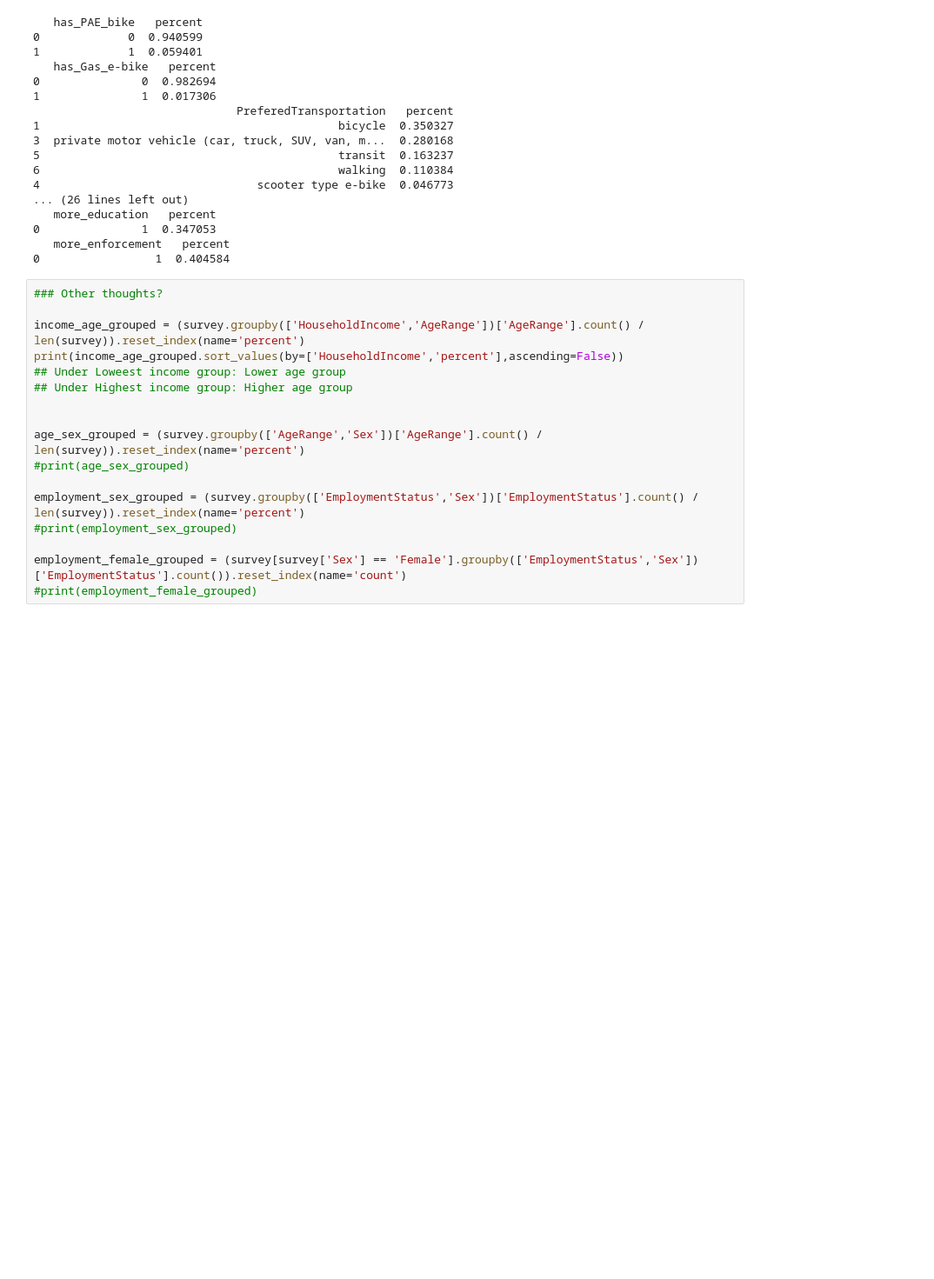
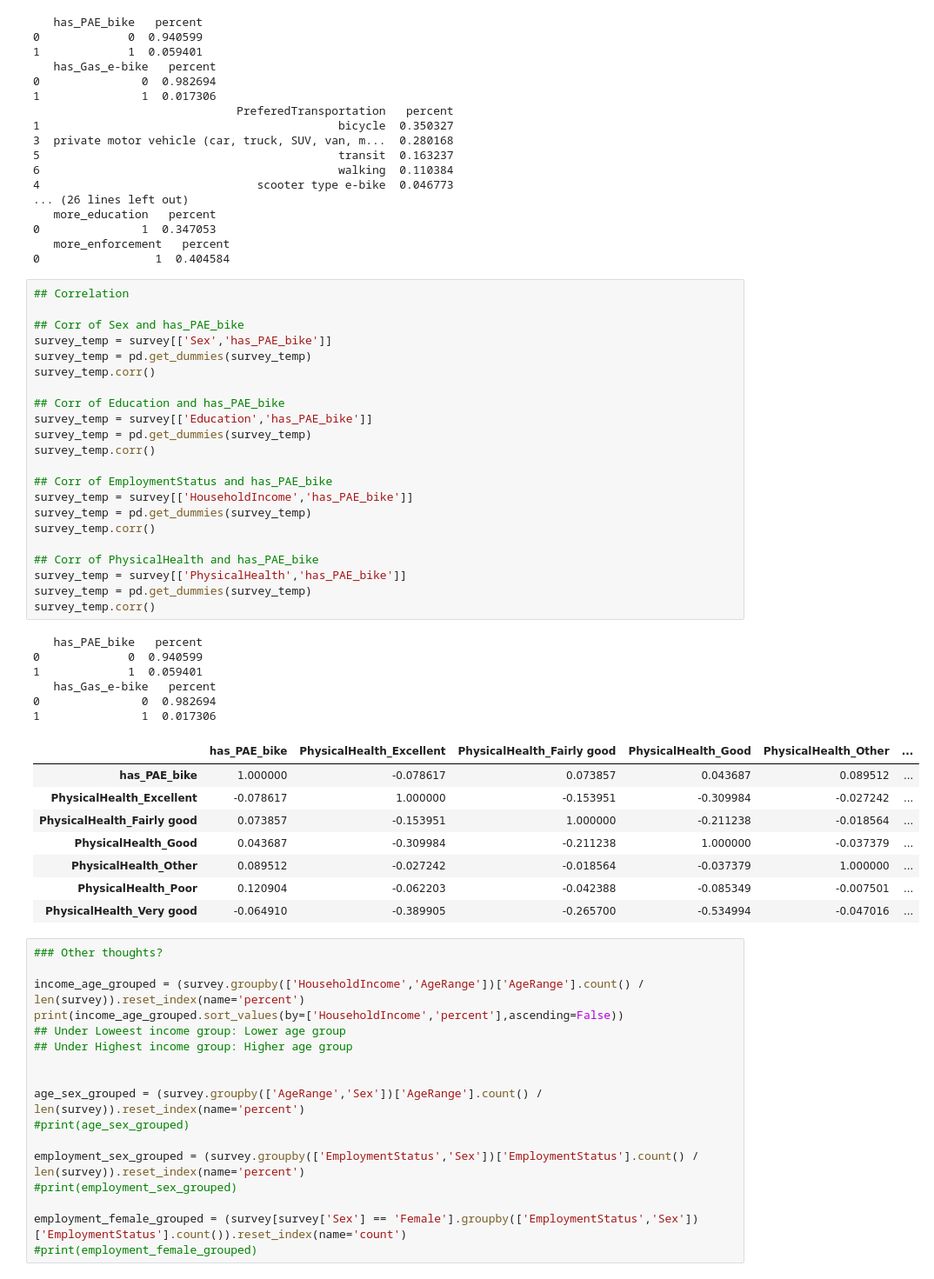
Before and after one commit to nilesh2901/e-bike-survey, a Jupyter notebook: code/e-bike-survey.ipynb, the cells around one changed output. Shown: that part at 87% size. Cells and saved outputs as stored; diff of their text form; blank space fills up the shorter version.

Commit message:
updated correlation

```diff
--- a/code/e-bike-survey.ipynb
+++ b/code/e-bike-survey.ipynb
@@ -610,6 +610,43 @@ print(more_enforcement.sort_values(by='percent',ascending=False))
 0               1  0.347053
    more_enforcement   percent
 0                 1  0.404584
+# %%
+## Correlation
+
+## Corr of Sex and has_PAE_bike
+survey_temp = survey[['Sex','has_PAE_bike']]
+survey_temp = pd.get_dummies(survey_temp)
+survey_temp.corr()
+
+## Corr of Education and has_PAE_bike
+survey_temp = survey[['Education','has_PAE_bike']]
+survey_temp = pd.get_dummies(survey_temp)
+survey_temp.corr()
+
+## Corr of EmploymentStatus and has_PAE_bike
+survey_temp = survey[['HouseholdIncome','has_PAE_bike']]
+survey_temp = pd.get_dummies(survey_temp)
+survey_temp.corr()
+
+## Corr of PhysicalHealth and has_PAE_bike
+survey_temp = survey[['PhysicalHealth','has_PAE_bike']]
+survey_temp = pd.get_dummies(survey_temp)
+survey_temp.corr()
+# %% [output]
+   has_PAE_bike   percent
+0             0  0.940599
+1             1  0.059401
+   has_Gas_e-bike   percent
+0               0  0.982694
+1               1  0.017306
+|  | has_PAE_bike | PhysicalHealth_Excellent | PhysicalHealth_Fairly good | PhysicalHealth_Good | PhysicalHealth_Other | ... |
+| has_PAE_bike | 1.000000 | -0.078617 | 0.073857 | 0.043687 | 0.089512 | ... |
+| PhysicalHealth_Excellent | -0.078617 | 1.000000 | -0.153951 | -0.309984 | -0.027242 | ... |
+| PhysicalHealth_Fairly good | 0.073857 | -0.153951 | 1.000000 | -0.211238 | -0.018564 | ... |
+| PhysicalHealth_Good | 0.043687 | -0.309984 | -0.211238 | 1.000000 | -0.037379 | ... |
+| PhysicalHealth_Other | 0.089512 | -0.027242 | -0.018564 | -0.037379 | 1.000000 | ... |
+| PhysicalHealth_Poor | 0.120904 | -0.062203 | -0.042388 | -0.085349 | -0.007501 | ... |
+| PhysicalHealth_Very good | -0.064910 | -0.389905 | -0.265700 | -0.534994 | -0.047016 | ... |
 # %%
 ### Other thoughts?
 
```
